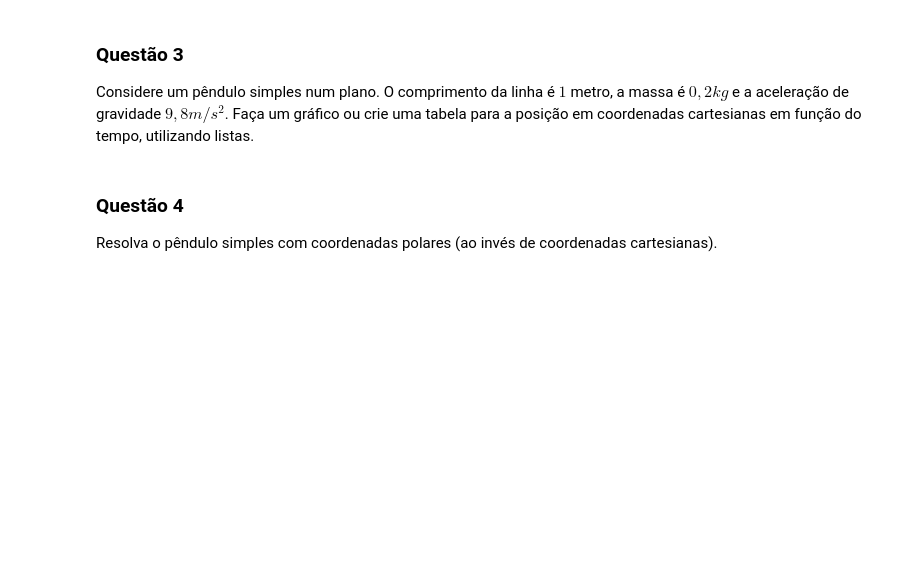
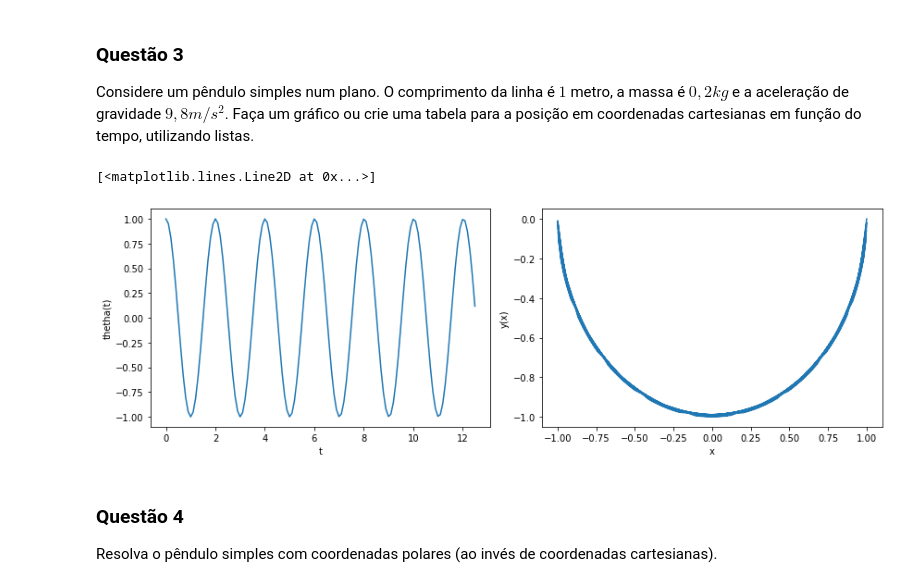
Before and after one commit to Edinaldobjr/aulas_de_python, a Jupyter notebook: exercicios/edinaldo_aula_10_continuacao_ODE.ipynb, the cells around one changed output. Cells and saved outputs as stored; diff of their text form; code cells hidden in the pictures; blank space fills up the shorter version.

```diff
--- a/exercicios/edinaldo_aula_10_continuacao_ODE.ipynb
+++ b/exercicios/edinaldo_aula_10_continuacao_ODE.ipynb
@@ -128,6 +110,32 @@ NameError: ignored
 # %% [markdown]
 ### Questão 3
 Considere um pêndulo simples num plano. O comprimento da linha é $1$ metro, a massa é $0,2 kg$ e a aceleração de gravidade $9,8 m/s^2$. Faça um gráfico ou crie uma tabela para a posição em coordenadas cartesianas em função do tempo, utilizando listas.
+# %%
+import math
+import matplotlib.pyplot as plt
+import numpy as np
+
+l = 1
+A = 1
+w = math.sqrt(9.81/l)
+
+t = np.arange(0,4*np.pi,0.1)
+y = np.cos(w*t)
+#plot
+fig, ax1 = plt.subplots(1,2,figsize=(12, 4), tight_layout=True )
+ax1[0].set_xlabel('t')
+ax1[0].set_ylabel('thetha(t)')
+ax1[0].plot(t , y)
+
+x1 = y
+y1 =-1*np.sqrt(1-x1**2)
+
+ax1[1].set_xlabel('x')
+ax1[1].set_ylabel('y(x)')
+ax1[1].plot(x1,y1)
+# %% [output]
+[<matplotlib.lines.Line2D at 0x...>]
+[figure, added]
 # %% [markdown]
 ### Questão 4
 Resolva o pêndulo simples com coordenadas polares (ao invés de coordenadas cartesianas).
```
Also changed, not shown: parts of 3 cells of this notebook.
